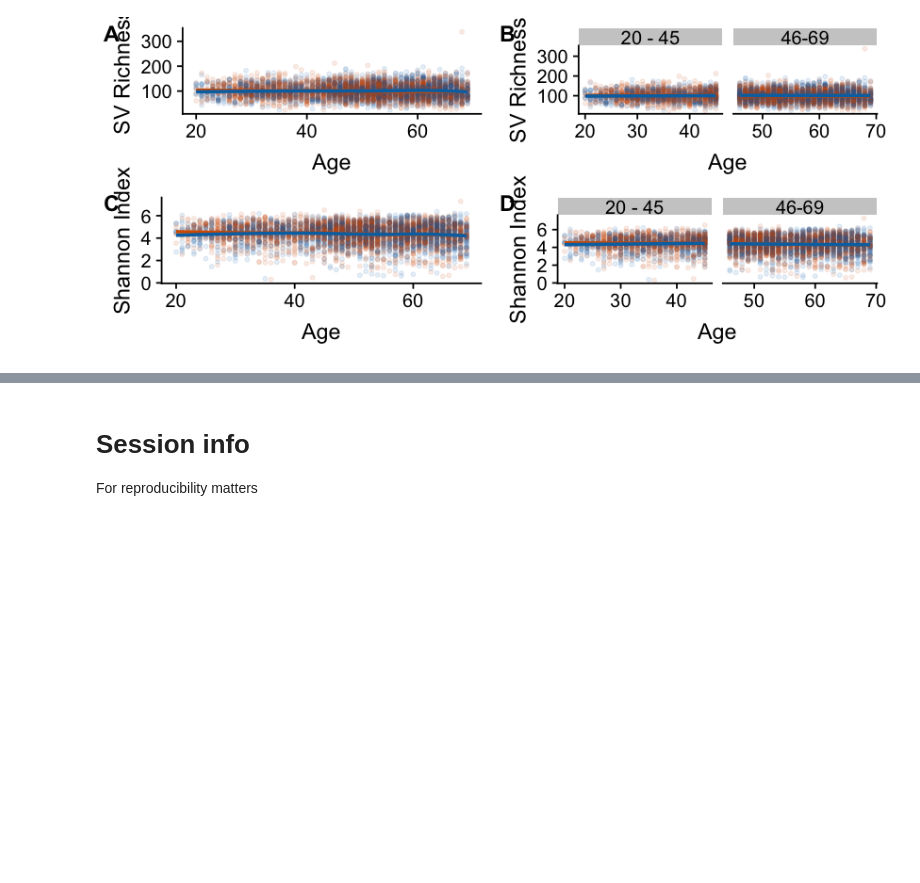
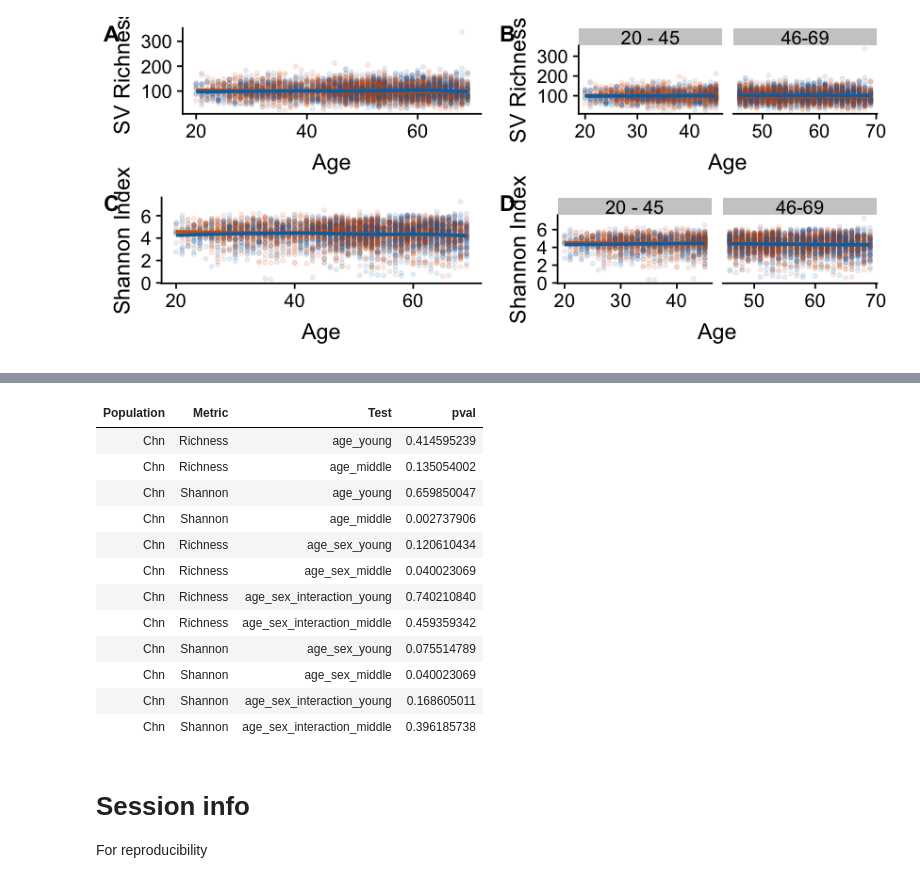
Before and after one commit to jacodela/microbio_aDiv, a Jupyter notebook: China_Analyses/China_data.ipynb, the cells around one changed output, grey strips where cells are left out. Saved outputs shown, nothing was run; the diff lists cells and outputs as text; code cells hidden in the pictures; blank space fills up the shorter version.

```diff
--- a/China_Analyses/China_data.ipynb
+++ b/China_Analyses/China_data.ipynb
@@ -40,5 +30,6 @@ mapping_file
 # %%
-select_table = mapping_file %>% select("#SampleID","BarcodeSequence","age","sex","bmi","antibiotics","Description")
+select_table = mapping_file %>%
+    select("#SampleID","BarcodeSequence","age","sex","bmi","antibiotics","Description")
 # %%
 otus_1250 = read.table("./data/alpha-diversity_otus_1250.tsv", header = TRUE, sep="\t", check.names = FALSE, colClasses = c("character","numeric"))
 shannon_1250 = read.table("./data/alpha-diversity_shannon_1250.tsv", header = TRUE, sep = "\t", check.names = FALSE,colClasses = c("character","numeric"))
@@ -241,0 +196,3 @@ ggsave(filename = "./images/China_shannon_gph.png", plot = shannon_gph,
+# %%
+# Empty data frame for p-values
+pvals = data.frame(Population = character(), Metric = character(), Test = character(), pval = numeric())
@@ -241,0 +310,12 @@ ggsave(filename = "./images/China_shannon_gph.png", plot = shannon_gph,
+# %%
+shannon_lm_middle = lm(shannon_1250 ~ age, data = health_table[which(health_table$Description == "Old"),])
+summary(shannon_lm_middle)
+
+sh_age_m = summary(shannon_lm_middle) %>%
+    pluck(coefficients) %>%
+    as.data.frame %>%
+    select('Pr(>|t|)') %>%
+    slice(2) %>%
+    as.numeric
+
+pvals = rbind(pvals, data.frame(Population = "Chn", Metric = "Shannon", Test = "age_middle", pval = sh_age_m))
@@ -448,0 +553,25 @@ shannon_group_onc_R2_1250
+# %%
+# Shannon
+# With interaction
+shannon_group_anc = health_table %>% group_by(Description) %>%
+    do (shannon_anc = lm (shannon_1250 ~ sex * age, data=.))
+
+shannon_anc_group_coef = tidy(shannon_group_anc, shannon_anc)
+shannon_anc_group_coef
+
+shannon_anc_group_R2 = glance(shannon_group_anc, shannon_anc)
+shannon_anc_group_R2
+
+sh_age_sex_inter_y = shannon_anc_group_coef %>%
+    select(Description, term, p.value) %>%
+    filter(Description == "Young" & term == "sexmale:age") %>%
+    pull(p.value)
+
+pvals = rbind(pvals, data.frame(Population = "Chn", Metric = "Shannon", Test = "age_sex_interaction_young", pval = sh_age_sex_inter_y))
+
+sh_age_sex_inter_m = shannon_anc_group_coef %>%
+    select(Description, term, p.value) %>%
+    filter(Description == "Old" & term == "sexmale:age") %>%
+    pull(p.value)
+
+pvals = rbind(pvals, data.frame(Population = "Chn", Metric = "Shannon", Test = "age_sex_interaction_middle", pval = sh_age_sex_inter_m))
@@ -449,6 +591,22 @@ shannon_group_onc_R2_1250
+# %%
+pvals
+# %% [output]
+| Population | Metric | Test | pval |
+| Chn | Richness | age_young | 0.414595239 |
+| Chn | Richness | age_middle | 0.135054002 |
+| Chn | Shannon | age_young | 0.659850047 |
+| Chn | Shannon | age_middle | 0.002737906 |
+| Chn | Richness | age_sex_young | 0.120610434 |
+| Chn | Richness | age_sex_middle | 0.040023069 |
+| Chn | Richness | age_sex_interaction_young | 0.740210840 |
+| Chn | Richness | age_sex_interaction_middle | 0.459359342 |
+| Chn | Shannon | age_sex_young | 0.075514789 |
+| Chn | Shannon | age_sex_middle | 0.040023069 |
+| Chn | Shannon | age_sex_interaction_young | 0.168605011 |
+| Chn | Shannon | age_sex_interaction_middle | 0.396185738 |
 # %% [markdown]
 # Session info
-For reproducibility matters
+For reproducibility
 # %%
 sessionInfo()
 # %% [output]
```
Also changed, not shown: parts of 35 cells of this notebook, 2 other files.
